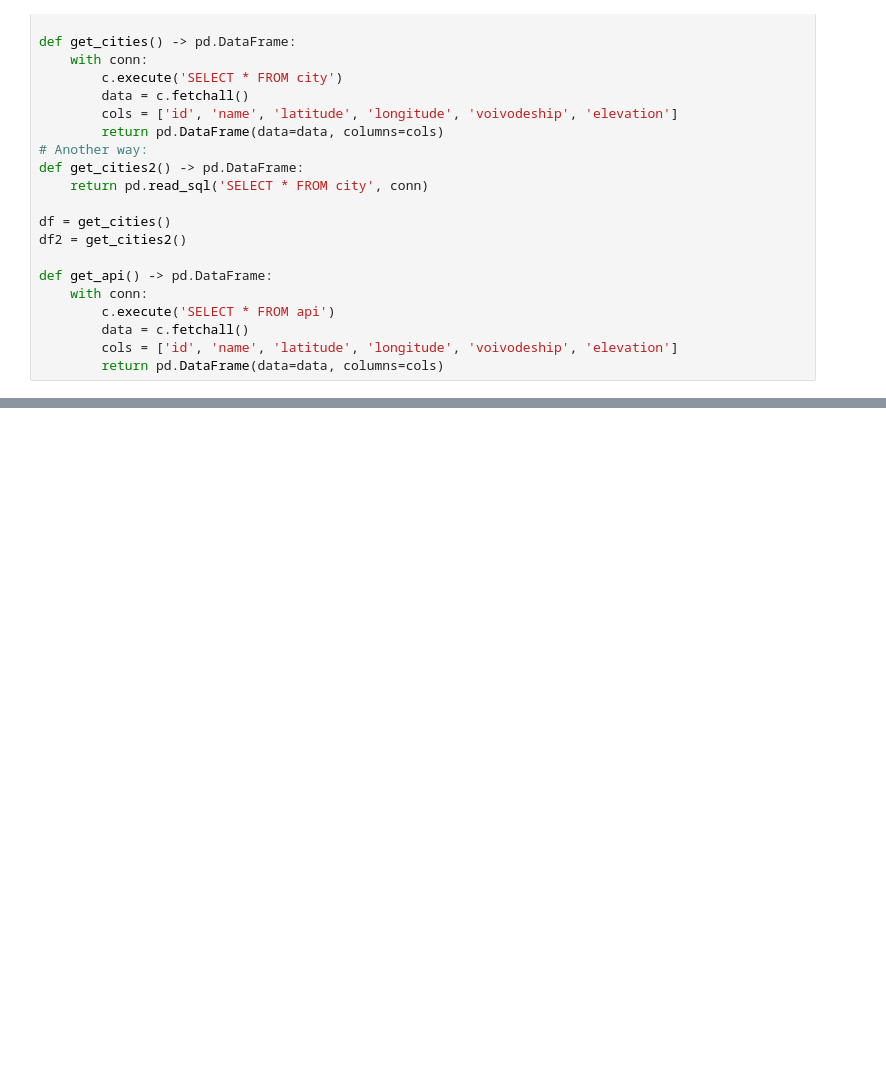
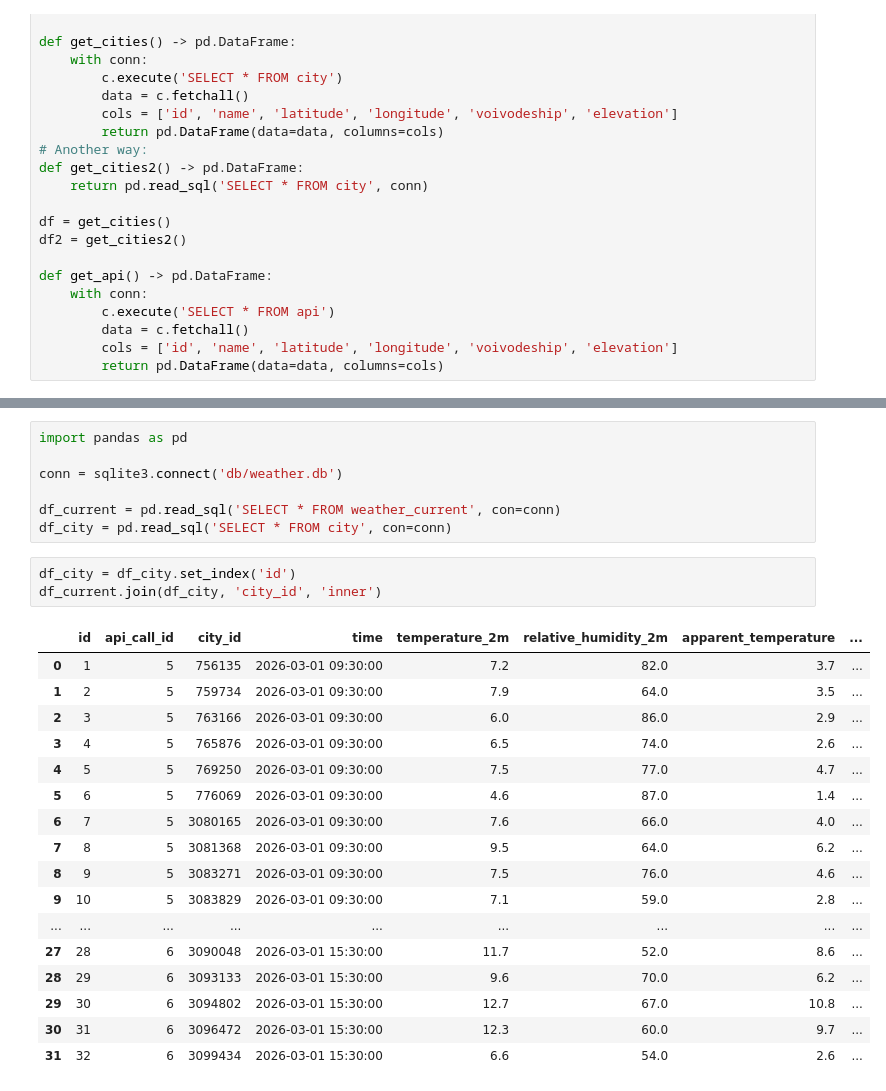
Before and after one commit to kinsin5/open-meteo-project, a Jupyter notebook: sqliteplaygroundv2.ipynb, the cells around one changed output, grey strips where cells are left out. Drawn from its saved outputs; the diff is of its cells as text; blank space fills up the shorter version.

```diff
--- a/sqliteplaygroundv2.ipynb
+++ b/sqliteplaygroundv2.ipynb
@@ -194,0 +195,28 @@ API CALL 5 was succesful!
+# %%
+import pandas as pd
+
+conn = sqlite3.connect('db/weather.db')
+
+df_current = pd.read_sql('SELECT * FROM weather_current', con=conn)
+df_city = pd.read_sql('SELECT * FROM city', con=conn)
+# %%
+df_city = df_city.set_index('id')
+df_current.join(df_city, 'city_id', 'inner')
+# %% [output]
+|  | id | api_call_id | city_id | time | temperature_2m | relative_humidity_2m | apparent_temperature | ... |
+| 0 | 1 | 5 | 756135 | 2026-03-01 09:30:00 | 7.2 | 82.0 | 3.7 | ... |
+| 1 | 2 | 5 | 759734 | 2026-03-01 09:30:00 | 7.9 | 64.0 | 3.5 | ... |
+| 2 | 3 | 5 | 763166 | 2026-03-01 09:30:00 | 6.0 | 86.0 | 2.9 | ... |
+| 3 | 4 | 5 | 765876 | 2026-03-01 09:30:00 | 6.5 | 74.0 | 2.6 | ... |
+| 4 | 5 | 5 | 769250 | 2026-03-01 09:30:00 | 7.5 | 77.0 | 4.7 | ... |
+| 5 | 6 | 5 | 776069 | 2026-03-01 09:30:00 | 4.6 | 87.0 | 1.4 | ... |
+| 6 | 7 | 5 | 3080165 | 2026-03-01 09:30:00 | 7.6 | 66.0 | 4.0 | ... |
+| 7 | 8 | 5 | 3081368 | 2026-03-01 09:30:00 | 9.5 | 64.0 | 6.2 | ... |
+| 8 | 9 | 5 | 3083271 | 2026-03-01 09:30:00 | 7.5 | 76.0 | 4.6 | ... |
+| 9 | 10 | 5 | 3083829 | 2026-03-01 09:30:00 | 7.1 | 59.0 | 2.8 | ... |
+| ... | ... | ... | ... | ... | ... | ... | ... | ... |
+| 27 | 28 | 6 | 3090048 | 2026-03-01 15:30:00 | 11.7 | 52.0 | 8.6 | ... |
+| 28 | 29 | 6 | 3093133 | 2026-03-01 15:30:00 | 9.6 | 70.0 | 6.2 | ... |
+| 29 | 30 | 6 | 3094802 | 2026-03-01 15:30:00 | 12.7 | 67.0 | 10.8 | ... |
+| 30 | 31 | 6 | 3096472 | 2026-03-01 15:30:00 | 12.3 | 60.0 | 9.7 | ... |
+| 31 | 32 | 6 | 3099434 | 2026-03-01 15:30:00 | 6.6 | 54.0 | 2.6 | ... |
```
Also changed, not shown: parts of 1 cell of this notebook, 3 other files.
